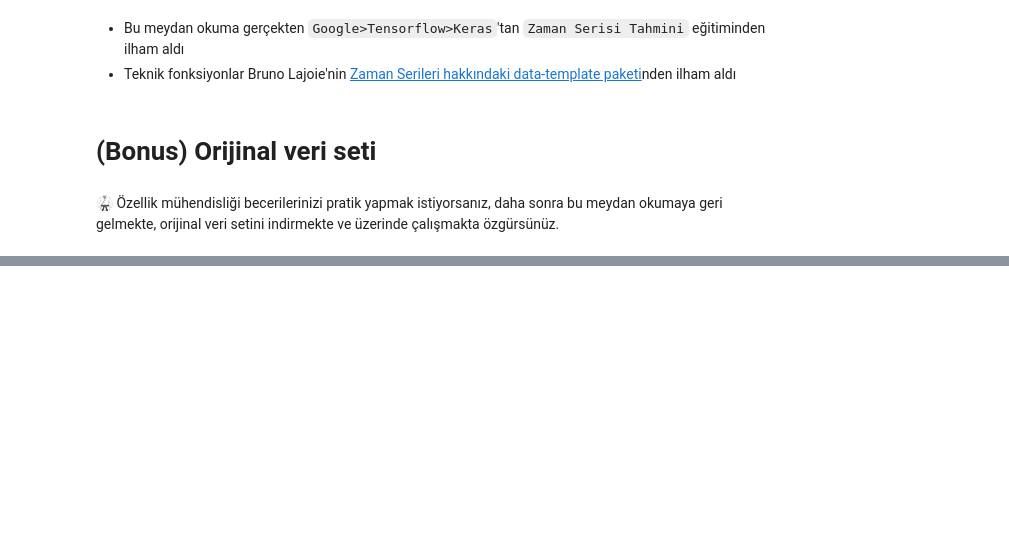
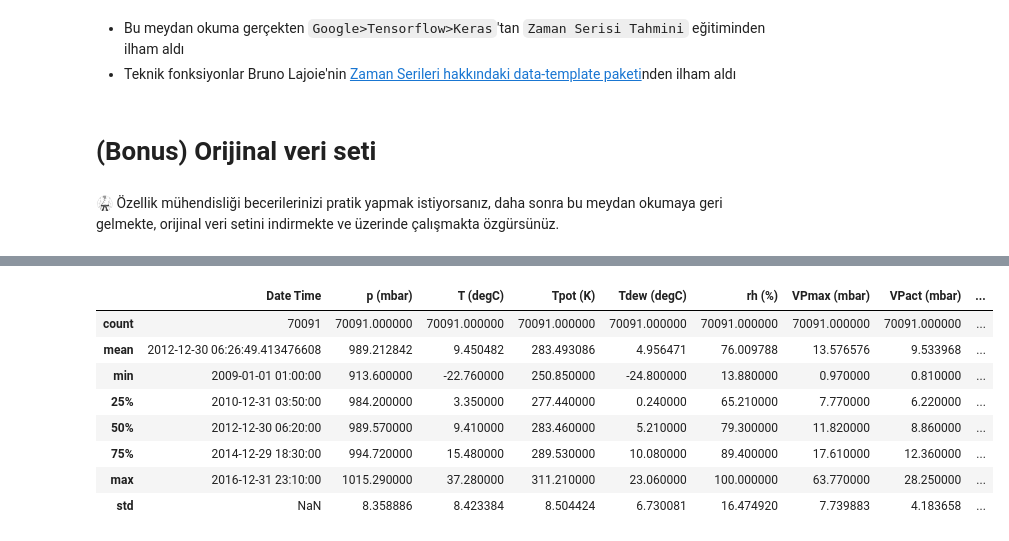
Before and after one commit to SelenImahanoglu/S18D5-S-data-temperature-prediction, a Jupyter notebook: weather_temperature.ipynb, the cells around one changed output, grey strips where cells are left out. Saved outputs shown, nothing was run; the diff lists cells and outputs as text; code cells hidden in the pictures; blank space fills up the shorter version.

```diff
--- a/weather_temperature.ipynb
+++ b/weather_temperature.ipynb
@@ -1084,4 +1118,9 @@ raw.info()
 # starting from index 5, take every 6th record
 # to get only hourly records
 
-pass  # YOUR CODE HERE
+# 5. indeksten başla (00:00:00 yerine 01:00:00'e denk gelmesi için), sonuna kadar 6'şar atla
+raw = raw[5::6]
+
+# Kontrol edelim: Satır sayısı yaklaşık 6 kat azalmalı (~70k olmalı)
+print(f"Yeni boyut: {raw.shape}")
+raw.head()
@@ -1092,7 +1161,18 @@ pass  # YOUR CODE HERE
 # %%
 # Describe the dataset
 
-pass  # YOUR CODE HERE
+# Sayısal sütunların istatistiksel özetini görelim
+raw.describe()
+# %% [output]
+|  | Date Time | p (mbar) | T (degC) | Tpot (K) | Tdew (degC) | rh (%) | VPmax (mbar) | VPact (mbar) | ... |
+| count | 70091 | 70091.000000 | 70091.000000 | 70091.000000 | 70091.000000 | 70091.000000 | 70091.000000 | 70091.000000 | ... |
+| mean | 2012-12-30 06:26:49.413476608 | 989.212842 | 9.450482 | 283.493086 | 4.956471 | 76.009788 | 13.576576 | 9.533968 | ... |
+| min | 2009-01-01 01:00:00 | 913.600000 | -22.760000 | 250.850000 | -24.800000 | 13.880000 | 0.970000 | 0.810000 | ... |
+| 25% | 2010-12-31 03:50:00 | 984.200000 | 3.350000 | 277.440000 | 0.240000 | 65.210000 | 7.770000 | 6.220000 | ... |
+| 50% | 2012-12-30 06:20:00 | 989.570000 | 9.410000 | 283.460000 | 5.210000 | 79.300000 | 11.820000 | 8.860000 | ... |
+| 75% | 2014-12-29 18:30:00 | 994.720000 | 15.480000 | 289.530000 | 10.080000 | 89.400000 | 17.610000 | 12.360000 | ... |
+| max | 2016-12-31 23:10:00 | 1015.290000 | 37.280000 | 311.210000 | 23.060000 | 100.000000 | 63.770000 | 28.250000 | ... |
+| std | NaN | 8.358886 | 8.423384 | 8.504424 | 6.730081 | 16.474920 | 7.739883 | 4.183658 | ... |
 # %%
 ## Fixing the wv, look at the absurd values and replace them with zero
 
```
Also changed, not shown: parts of 8 cells of this notebook.
